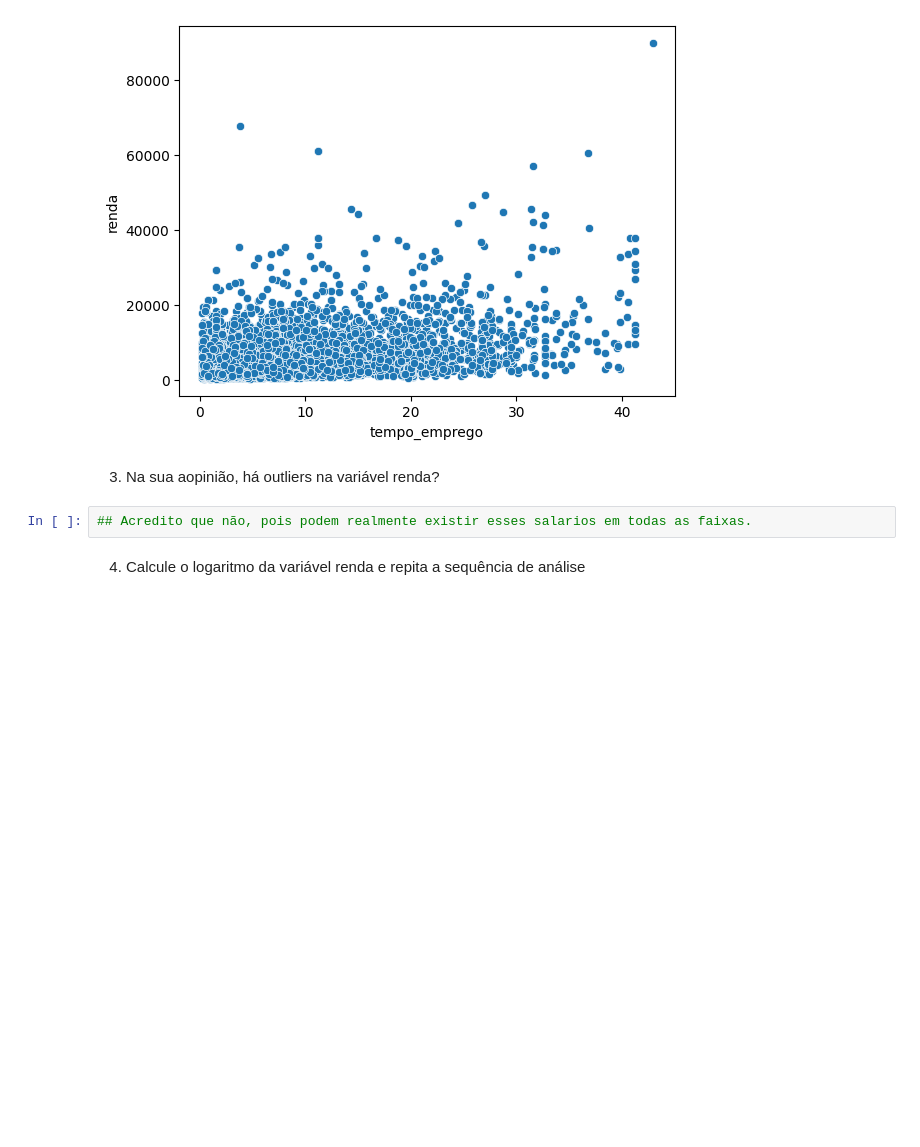
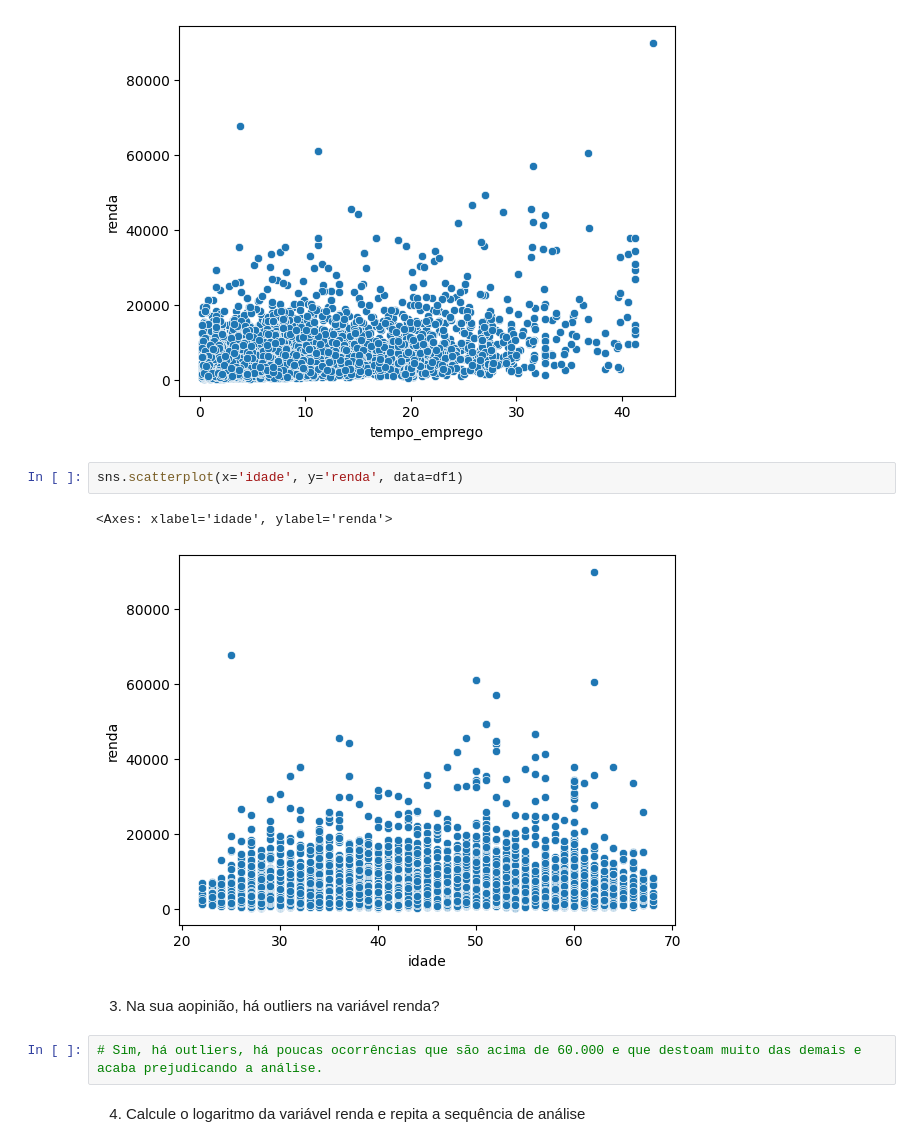
Before and after one commit to emanoeldlugo/Cientista-de-dados-EBAC, a Jupyter notebook: Módulo 10 - Tarefa 1.ipynb, the cells around one changed output. Cells and saved outputs as stored; diff of their text form; blank space fills up the shorter version.

```diff
--- a/Módulo 10 - Tarefa 1.ipynb
+++ b/Módulo 10 - Tarefa 1.ipynb
@@ -56,10 +56,15 @@ sns.scatterplot(x='tempo_emprego', y='renda', data=df1)
 # %% [output]
 <Axes: xlabel='tempo_emprego', ylabel='renda'>
 [figure]
+# %%
+sns.scatterplot(x='idade', y='renda', data=df1)
+# %% [output]
+<Axes: xlabel='idade', ylabel='renda'>
+[figure, added]
 # %% [markdown]
 3) Na sua aopinião, há outliers na variável renda?
-# %%
-## Acredito que não, pois podem realmente existir esses salarios em todas as faixas.
+# %%
+# Sim, há outliers, há poucas ocorrências que são acima de 60.000 e que destoam muito das demais e acaba prejudicando a análise.
 # %% [markdown]
 4) Calcule o logaritmo da variável renda e repita a sequência de análise
 # %%
```
Also changed, not shown: parts of 4 cells of this notebook.
